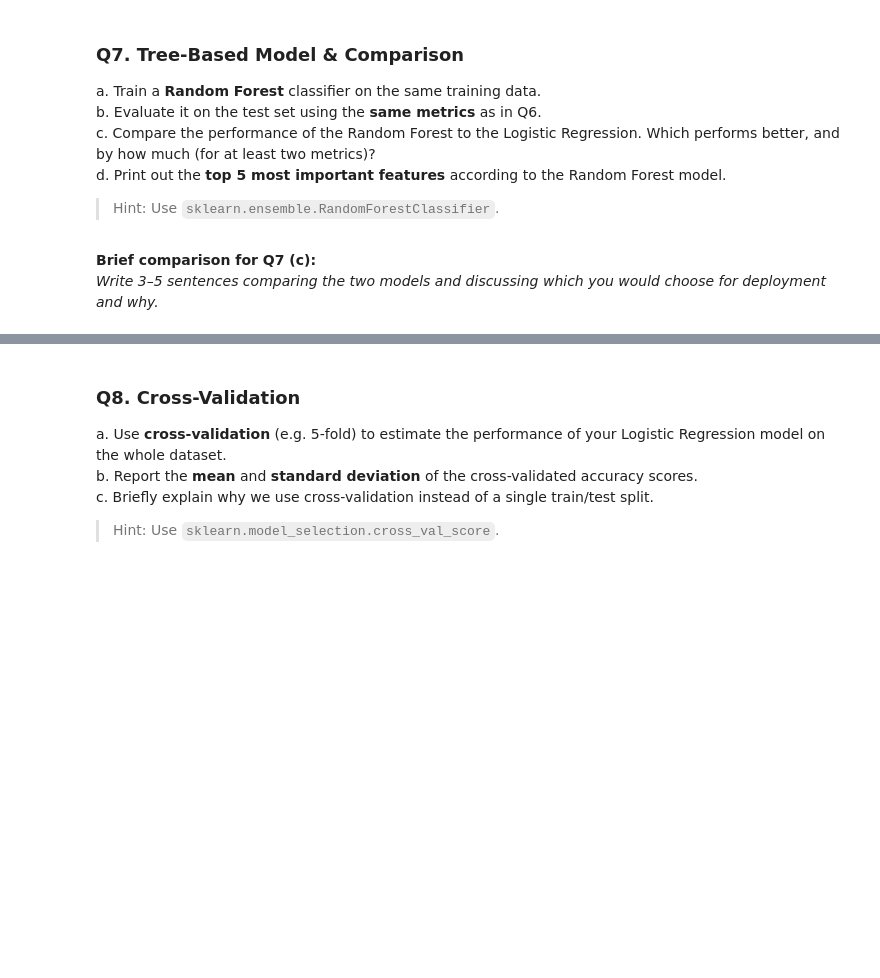
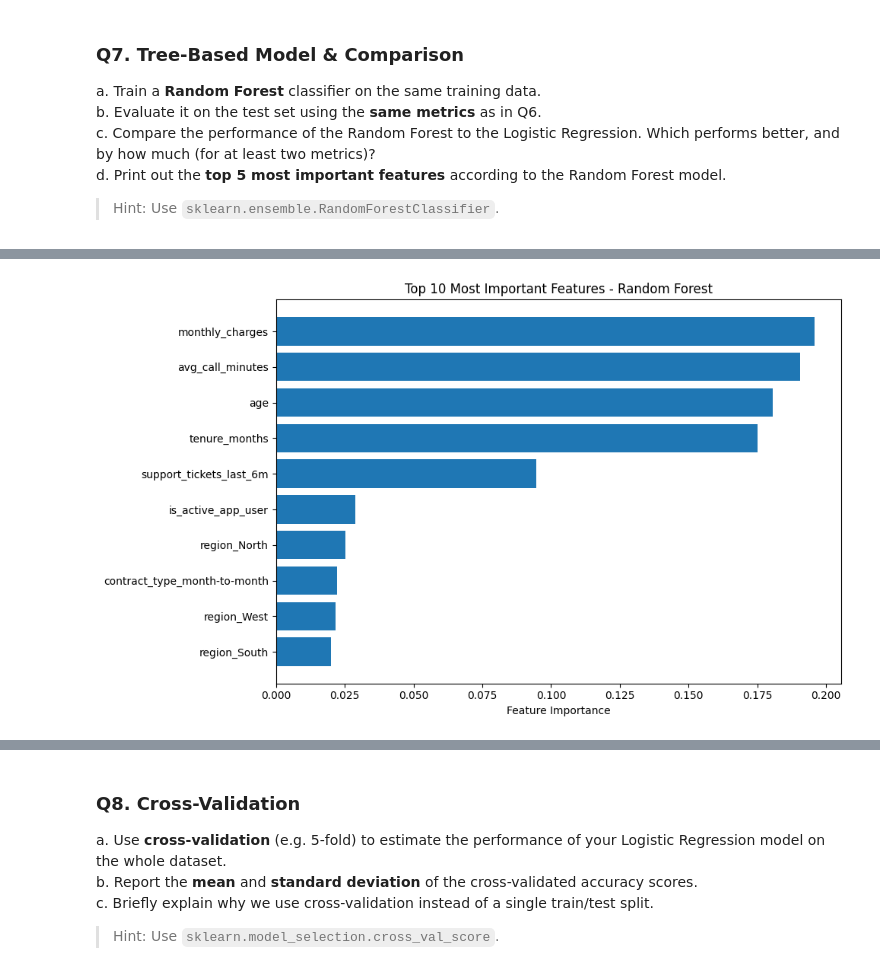
Before and after one commit to christianmurwanashyaka/data_science_practical_test, a Jupyter notebook: data_science_practical_test.ipynb, the cells around one changed output, grey strips where cells are left out. Drawn from its saved outputs; the diff is of its cells as text; code cells hidden in the pictures; blank space fills up the shorter version.

```diff
--- a/data_science_practical_test.ipynb
+++ b/data_science_practical_test.ipynb
@@ -253,3 +431,71 @@ from sklearn.ensemble import RandomForestClassifier
-# %% [markdown]
-**Brief comparison for Q7 (c):**
-_Write 3–5 sentences comparing the two models and discussing which you would choose for deployment and why._
+# %%
+# Q7 – YOUR CODE HERE
+
+from sklearn.ensemble import RandomForestClassifier
+
+# a) Train Random Forest
+rf_model = RandomForestClassifier(n_estimators=100, random_state=42, max_depth=10)
+rf_model.fit(X_train, y_train)
+
+# Make predictions
+y_pred_rf = rf_model.predict(X_test)
+
+# b) Evaluate on test set
+print("="*80)
+print("RANDOM FOREST MODEL EVALUATION")
+print("="*80)
+
+accuracy_rf = accuracy_score(y_test, y_pred_rf)
+precision_rf = precision_score(y_test, y_pred_rf, zero_division=0)
+recall_rf = recall_score(y_test, y_pred_rf)
+f1_rf = f1_score(y_test, y_pred_rf)
+
+print(f"\nTest Set Metrics:")
+print(f"  Accuracy:  {accuracy_rf:.4f} ({accuracy_rf*100:.2f}%)")
+print(f"  Precision: {precision_rf:.4f}")
+print(f"  Recall:    {recall_rf:.4f}")
+print(f"  F1-Score:  {f1_rf:.4f}")
+
+# Confusion matrix
+cm_rf = confusion_matrix(y_test, y_pred_rf)
+print(f"\nConfusion Matrix:")
+print(cm_rf)
+print(f"\nTrue Negatives:  {cm_rf[0,0]}")
+print(f"False Positives: {cm_rf[0,1]}")
+print(f"False Negatives: {cm_rf[1,0]}")
+print(f"True Positives:  {cm_rf[1,1]}")
+
+# Comparison with Logistic Regression
+print("\n" + "="*80)
+print("MODEL COMPARISON")
+print("="*80)
+print(f"\n{'Metric':<12} {'Logistic Reg':<15} {'Random Forest':<15} {'Improvement':<15}")
+print("-" * 60)
+print(f"{'Accuracy':<12} {accuracy:.4f} ({accuracy*100:>5.2f}%) {accuracy_rf:.4f} ({accuracy_rf*100:>5.2f}%) {(accuracy_rf-accuracy)*100:>+6.2f}%")
+print(f"{'Precision':<12} {precision:.4f}          {precision_rf:.4f}          {precision_rf-precision:>+6.4f}")
+print(f"{'Recall':<12} {recall:.4f}          {recall_rf:.4f}          {recall_rf-recall:>+6.4f}")
+print(f"{'F1-Score':<12} {f1:.4f}          {f1_rf:.4f}          {f1_rf-f1:>+6.4f}")
+
+# d) Feature importance
+print("\n" + "="*80)
+print("TOP 5 MOST IMPORTANT FEATURES")
+print("="*80)
+
+feature_importance = pd.DataFrame({
+    'feature': X_train.columns,
+    'importance': rf_model.feature_importances_
+}).sort_values('importance', ascending=False)
+
+print("\n", feature_importance.head(10))
+
+# Visualize top 10 features
+plt.figure(figsize=(10, 6))
+top_features = feature_importance.head(10)
+plt.barh(range(len(top_features)), top_features['importance'])
+plt.yticks(range(len(top_features)), top_features['feature'])
+plt.xlabel('Feature Importance')
+plt.title('Top 10 Most Important Features - Random Forest')
+plt.gca().invert_yaxis()
+plt.tight_layout()
+plt.show()
+# %% [output]
@@ -255,0 +519 @@ _Write 3–5 sentences comparing the two models and discussing which you would c
+[figure, added]
```
Also changed, not shown: parts of 29 cells of this notebook.
